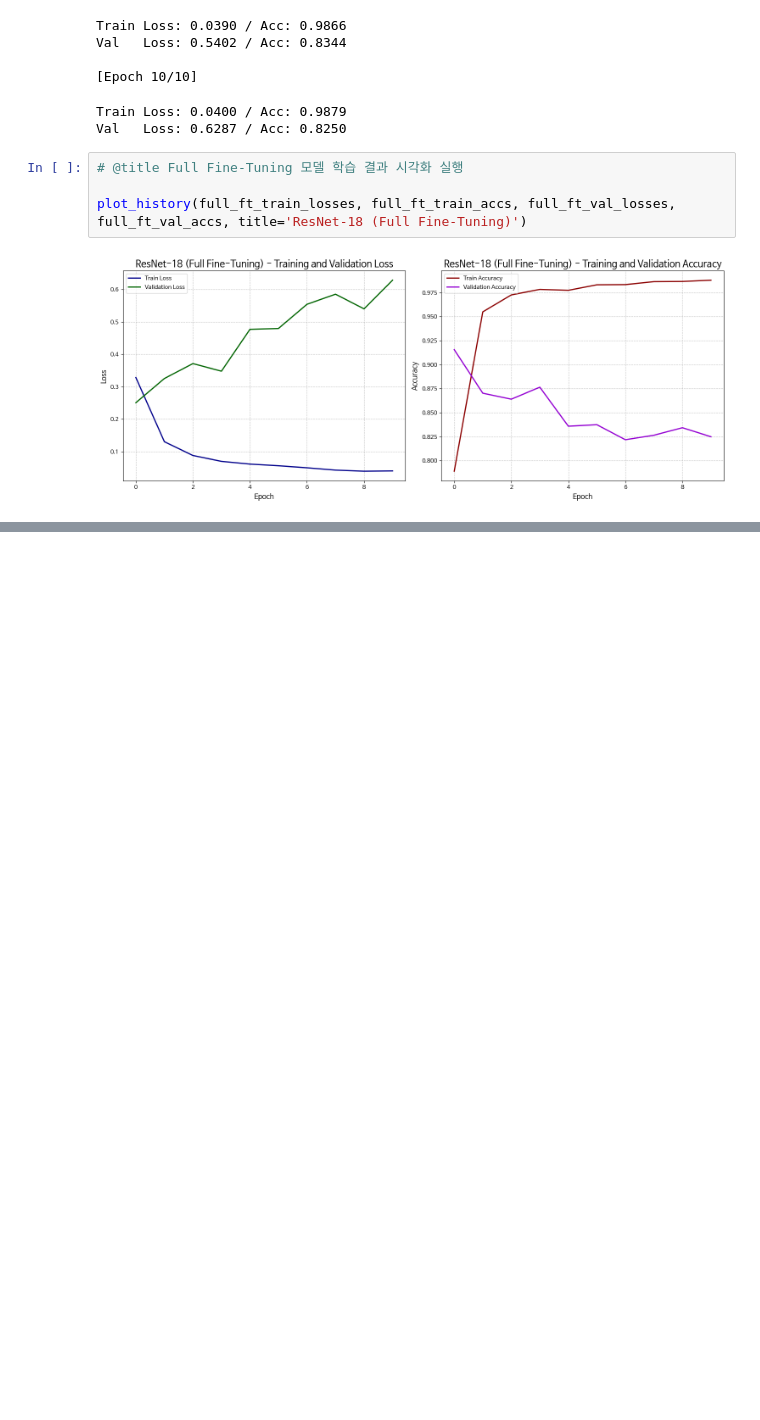
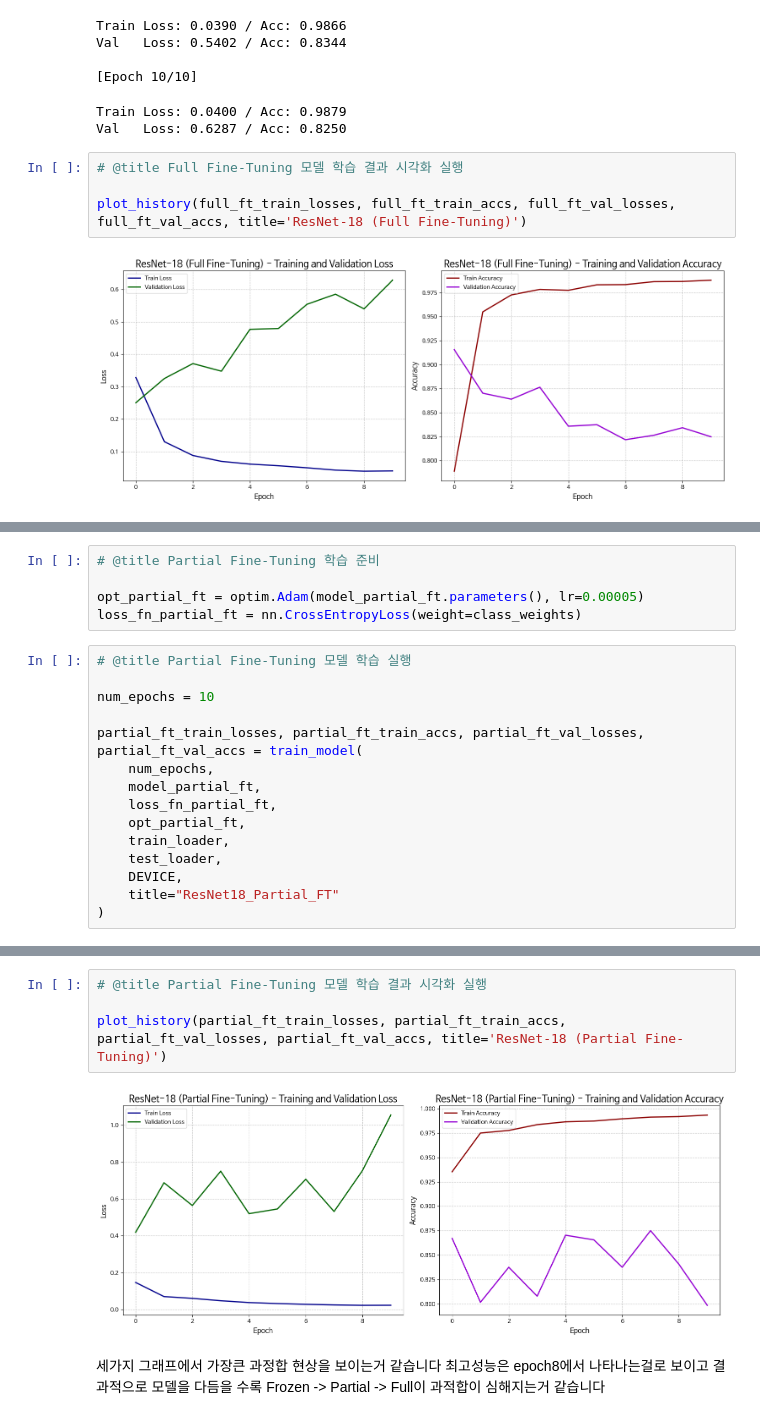
Before and after one commit to forexms78/AI-05-, a Jupyter notebook: 미션6_7팀_박병호.ipynb, the cells around one changed output, grey strips where cells are left out. Saved outputs shown, nothing was run; the diff lists cells and outputs as text; blank space fills up the shorter version.

```diff
--- a/미션6_7팀_박병호.ipynb
+++ b/미션6_7팀_박병호.ipynb
@@ -643,0 +730,20 @@ plot_history(full_ft_train_losses, full_ft_train_accs, full_ft_val_losses, full_
+# %%
+# @title Partial Fine-Tuning 학습 준비
+
+opt_partial_ft = optim.Adam(model_partial_ft.parameters(), lr=0.00005)
+loss_fn_partial_ft = nn.CrossEntropyLoss(weight=class_weights)
+# %%
+# @title Partial Fine-Tuning 모델 학습 실행
+
+num_epochs = 10
+
+partial_ft_train_losses, partial_ft_train_accs, partial_ft_val_losses, partial_ft_val_accs = train_model(
+    num_epochs,
+    model_partial_ft,
+    loss_fn_partial_ft,
+    opt_partial_ft,
+    train_loader,
+    test_loader,
+    DEVICE,
+    title="ResNet18_Partial_FT"
+)
@@ -643,0 +790,10 @@ plot_history(full_ft_train_losses, full_ft_train_accs, full_ft_val_losses, full_
+# %%
+# @title Partial Fine-Tuning 모델 학습 결과 시각화 실행
+
+plot_history(partial_ft_train_losses, partial_ft_train_accs, partial_ft_val_losses, partial_ft_val_accs, title='ResNet-18 (Partial Fine-Tuning)')
+# %% [output]
+[figure, added]
+# %% [markdown]
+세가지 그래프에서 가장큰 과정합 현상을 보이는거 같습니다 최고성능은 epoch8에서 나타나는걸로 보이고 결과적으로
+모델을 다듬을 수록
+Frozen -> Partial -> Full이 과적합이 심해지는거 같습니다
```
Also changed, not shown: parts of 8 cells of this notebook.
